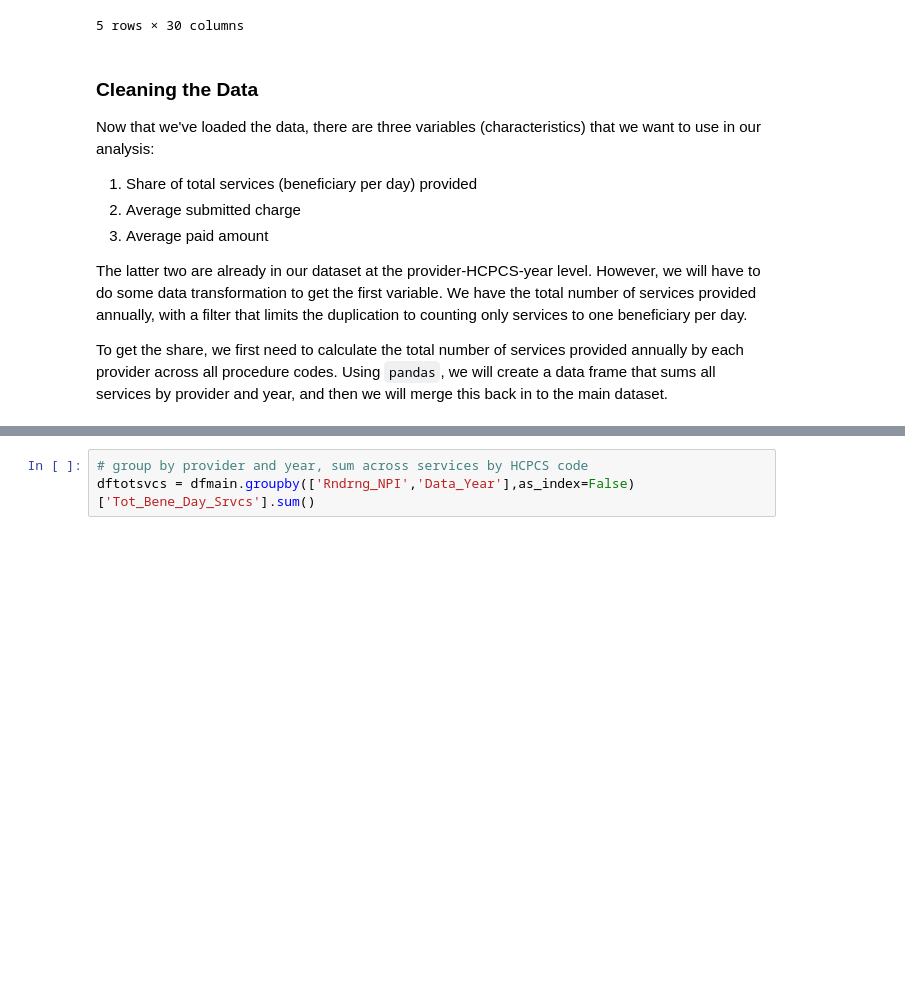
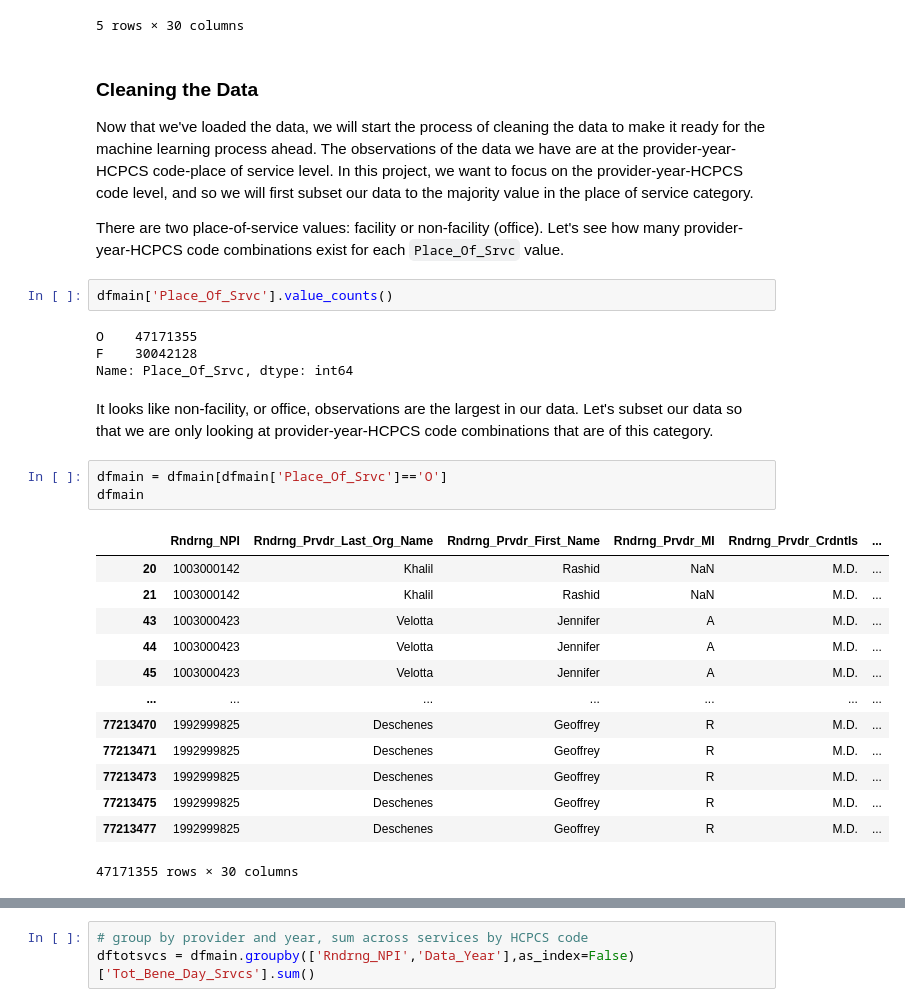
Before and after one commit to austinknies/fall22-bloom, a Jupyter notebook: 0. Data Importing and Cleaning.ipynb, the cells around one changed output, grey strips where cells are left out. Cells and saved outputs as stored; diff of their text form; blank space fills up the shorter version.

```diff
--- a/0. Data Importing and Cleaning.ipynb
+++ b/0. Data Importing and Cleaning.ipynb
@@ -126,12 +126,31 @@ dfmain.head()
 # %% [markdown]
 ### Cleaning the Data
 
-Now that we've loaded the data, there are three variables (characteristics) that we want to use in our analysis:
+Now that we've loaded the data, we will start the process of cleaning the data to make it ready for the machine learning process ahead. The observations of the data we have are at the provider-year-HCPCS code-place of service level. In this project, we want to focus on the provider-year-HCPCS code level, and so we will first subset our data to the majority value in the place of service category.
 
-1. Share of total services (beneficiary per day) provided
-2. Average submitted charge
-3. Average paid amount
-
-The latter two are already in our dataset at the provider-HCPCS-year level. However, we will have to do some data transformation to get the first variable. We have the total number of services provided annually, with a filter that limits the duplication to counting only services to one beneficiary per day.
-
-To get the share, we first need to calculate the total number of services provided annually by each provider across all procedure codes. Using `pandas`, we will create a data frame that sums all services by provider and year, and then we will merge this back in to the main dataset.
+There are two place-of-service values: facility or non-facility (office). Let's see how many provider-year-HCPCS code combinations exist for each `Place_Of_Srvc` value.
+# %%
+dfmain['Place_Of_Srvc'].value_counts()
+# %% [output]
+O    47171355
+F    30042128
+Name: Place_Of_Srvc, dtype: int64
+# %% [markdown]
+It looks like non-facility, or office, observations are the largest in our data. Let's subset our data so that we are only looking at provider-year-HCPCS code combinations that are of this category.
+# %%
+dfmain = dfmain[dfmain['Place_Of_Srvc']=='O']
+dfmain
+# %% [output]
+|  | Rndrng_NPI | Rndrng_Prvdr_Last_Org_Name | Rndrng_Prvdr_First_Name | Rndrng_Prvdr_MI | Rndrng_Prvdr_Crdntls | ... |
+| 20 | 1003000142 | Khalil | Rashid | NaN | M.D. | ... |
+| 21 | 1003000142 | Khalil | Rashid | NaN | M.D. | ... |
+| 43 | 1003000423 | Velotta | Jennifer | A | M.D. | ... |
+| 44 | 1003000423 | Velotta | Jennifer | A | M.D. | ... |
+| 45 | 1003000423 | Velotta | Jennifer | A | M.D. | ... |
+| ... | ... | ... | ... | ... | ... | ... |
+| 77213470 | 1992999825 | Deschenes | Geoffrey | R | M.D. | ... |
+| 77213471 | 1992999825 | Deschenes | Geoffrey | R | M.D. | ... |
+| 77213473 | 1992999825 | Deschenes | Geoffrey | R | M.D. | ... |
+| 77213475 | 1992999825 | Deschenes | Geoffrey | R | M.D. | ... |
+| 77213477 | 1992999825 | Deschenes | Geoffrey | R | M.D. | ... |
+47171355 rows × 30 columns
```
Also changed, not shown: parts of 10 cells of this notebook, 1 other file.
